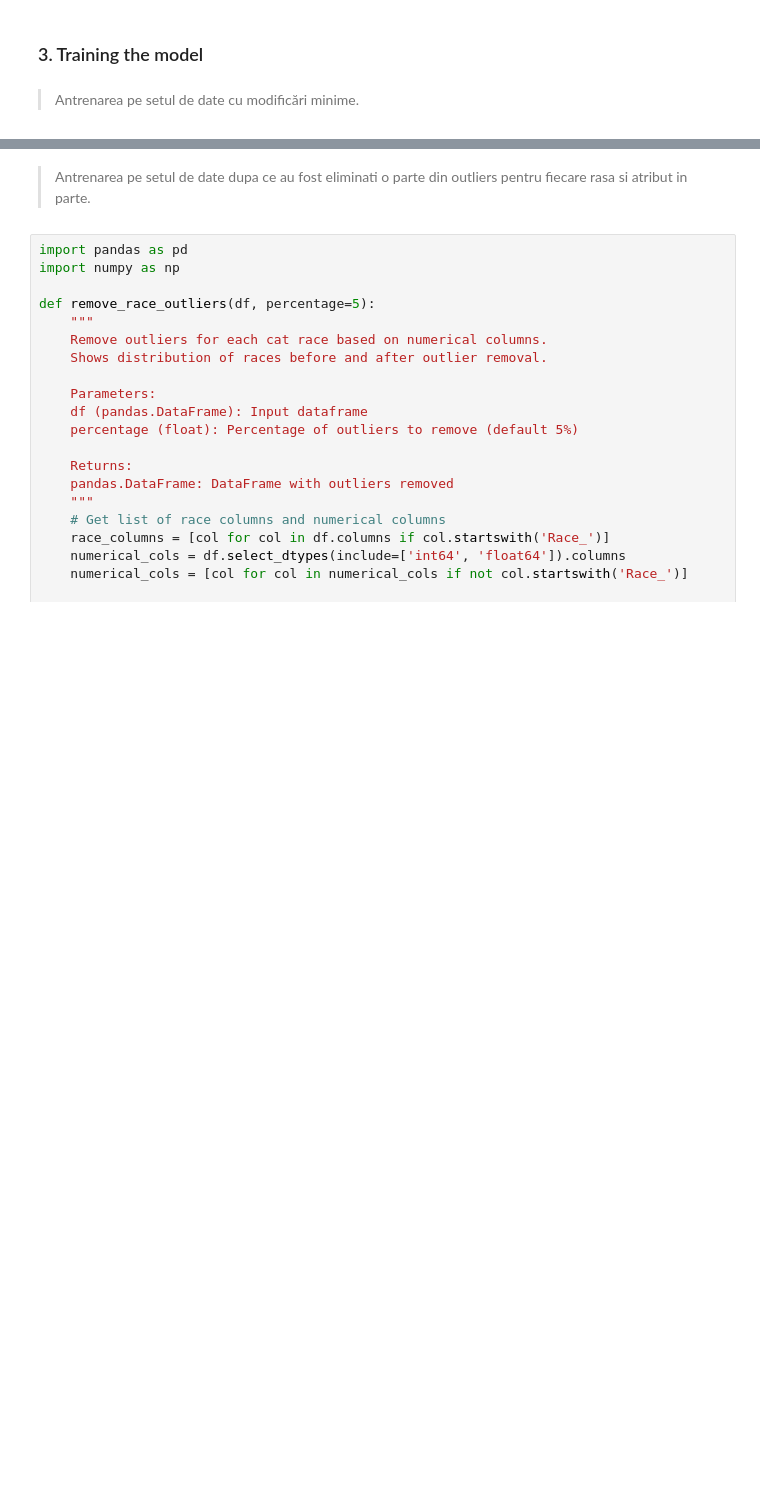
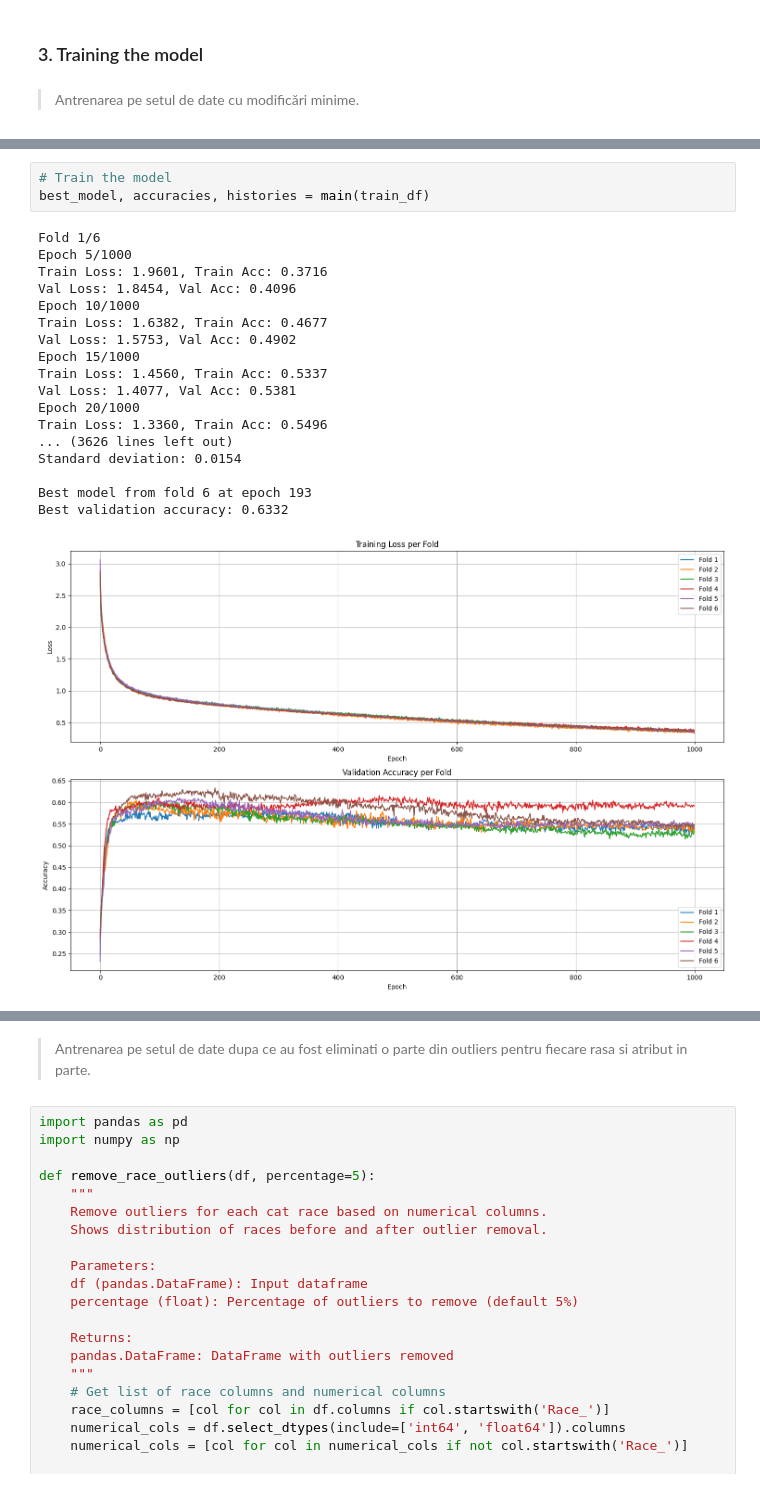
Before and after one commit to zaramihnea/Catology, a Jupyter notebook: catology-backend/Roxana/Homework2.ipynb, the cells around one changed output, grey strips where cells are left out. Saved outputs shown, nothing was run; the diff lists cells and outputs as text; blank space fills up the shorter version.

```diff
--- a/catology-backend/Roxana/Homework2.ipynb
+++ b/catology-backend/Roxana/Homework2.ipynb
@@ -618,0 +716,22 @@ Turkish angora:
+# %%
+# Train the model
+best_model, accuracies, histories = main(train_df)
+# %% [output]
+Fold 1/6
+Epoch 5/1000
+Train Loss: 1.9601, Train Acc: 0.3716
+Val Loss: 1.8454, Val Acc: 0.4096
+Epoch 10/1000
+Train Loss: 1.6382, Train Acc: 0.4677
+Val Loss: 1.5753, Val Acc: 0.4902
+Epoch 15/1000
+Train Loss: 1.4560, Train Acc: 0.5337
+Val Loss: 1.4077, Val Acc: 0.5381
+Epoch 20/1000
+Train Loss: 1.3360, Train Acc: 0.5496
+... (3626 lines left out)
+Standard deviation: 0.0154
+
+Best model from fold 6 at epoch 193
+Best validation accuracy: 0.6332
+[figure, added]
```
Also changed, not shown: parts of 16 cells of this notebook.
